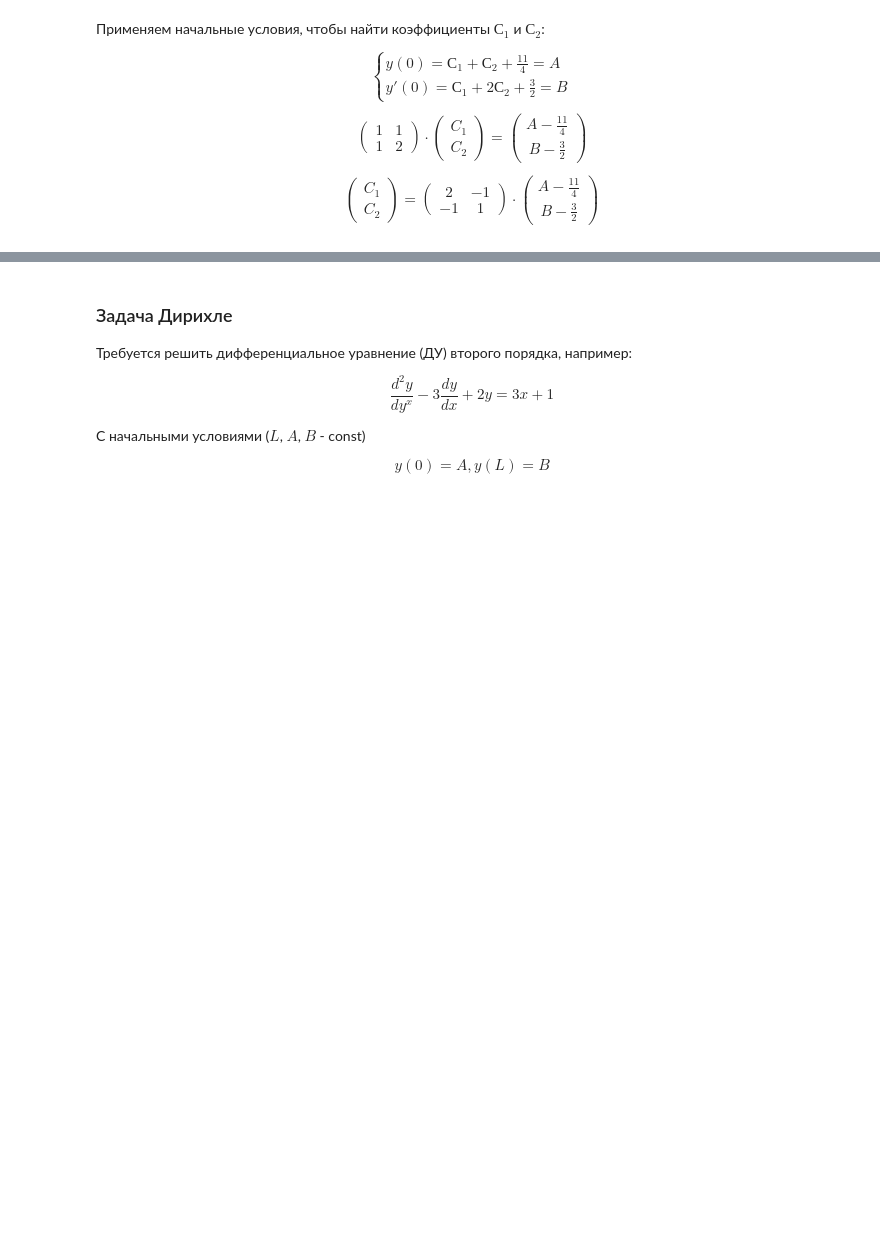
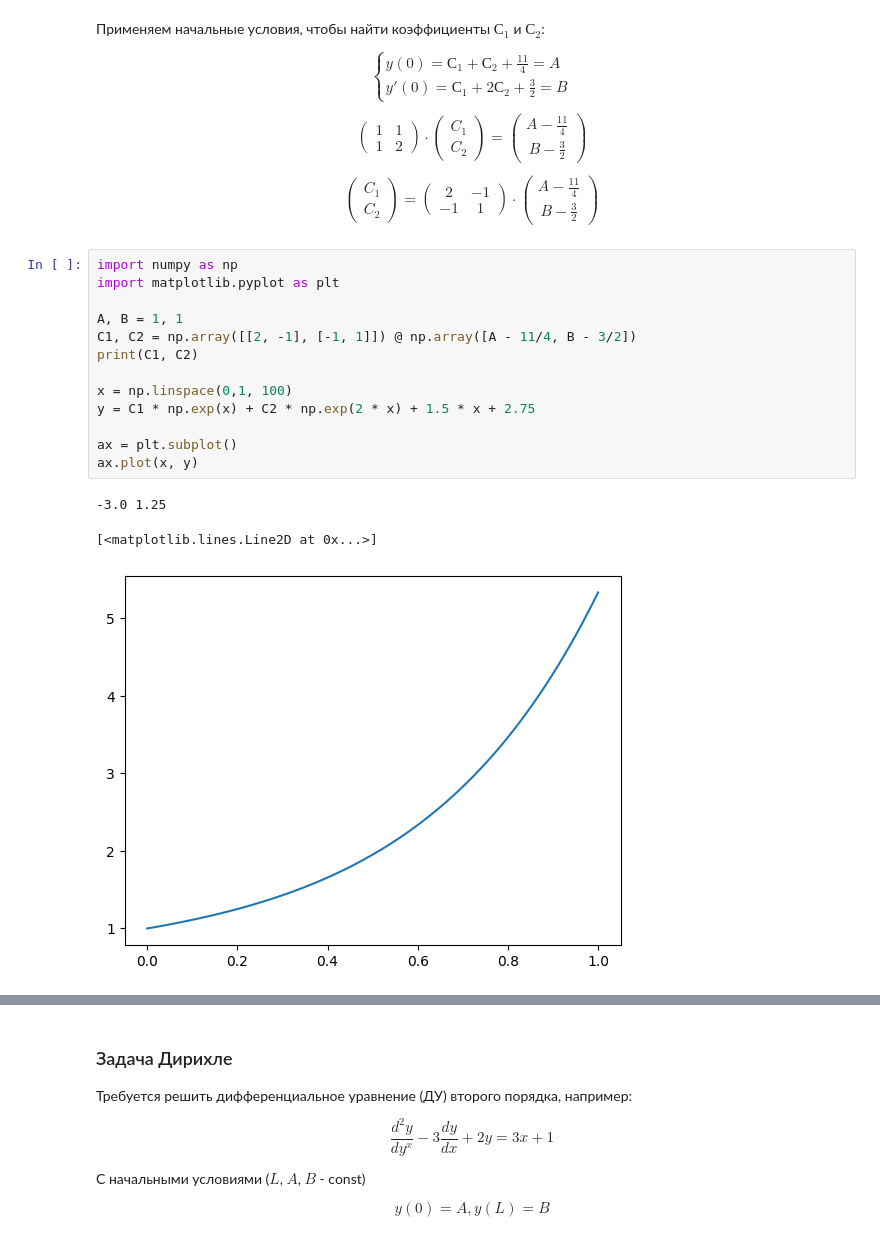
Before and after one commit to AGTsarina/OPD, a Jupyter notebook: Semesters 3, 4/ComputationalMaths/Lect04_opd_solve_ode.ipynb, the cells around one changed output, grey strips where cells are left out. Drawn from its saved outputs; the diff is of its cells as text; blank space fills up the shorter version.

```diff
--- a/Semesters 3, 4/ComputationalMaths/Lect04_opd_solve_ode.ipynb
+++ b/Semesters 3, 4/ComputationalMaths/Lect04_opd_solve_ode.ipynb
@@ -78,3 +146,20 @@ $$
 \begin{pmatrix}2 & -1 \\-1 & 1\end{pmatrix} \cdot
 \begin{pmatrix}A-\frac{11}{4} \\B-\frac{3}{2}\end{pmatrix}
 $$
+# %%
+import numpy as np
+import matplotlib.pyplot as plt
+
+A, B = 1, 1
+C1, C2 = np.array([[2, -1], [-1, 1]]) @ np.array([A - 11/4, B - 3/2])
+print(C1, C2)
+
+x = np.linspace(0,1, 100)
+y = C1 * np.exp(x) + C2 * np.exp(2 * x) + 1.5 * x + 2.75
+
+ax = plt.subplot()
+ax.plot(x, y)
+# %% [output]
+-3.0 1.25
+[<matplotlib.lines.Line2D at 0x...>]
+[figure, added]
```
Also changed, not shown: parts of 6 cells of this notebook.
